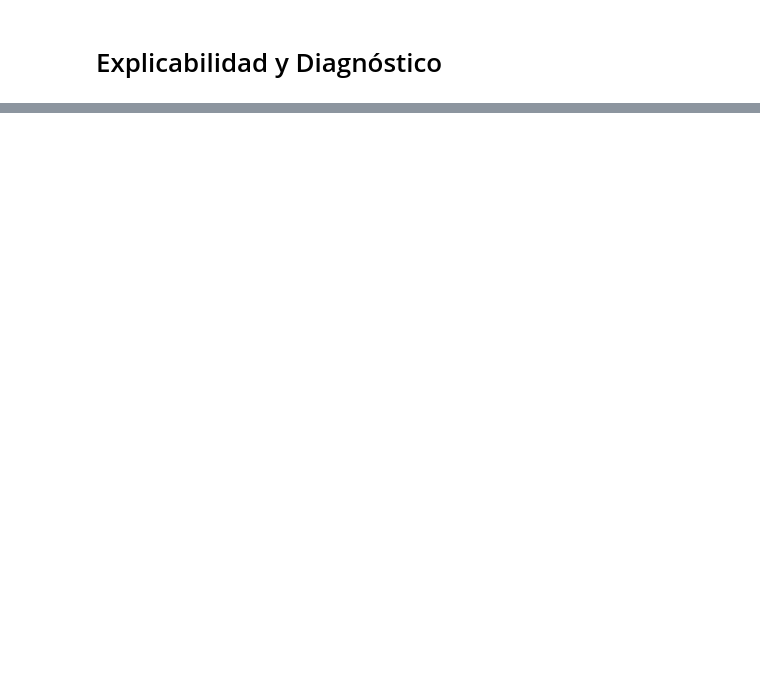
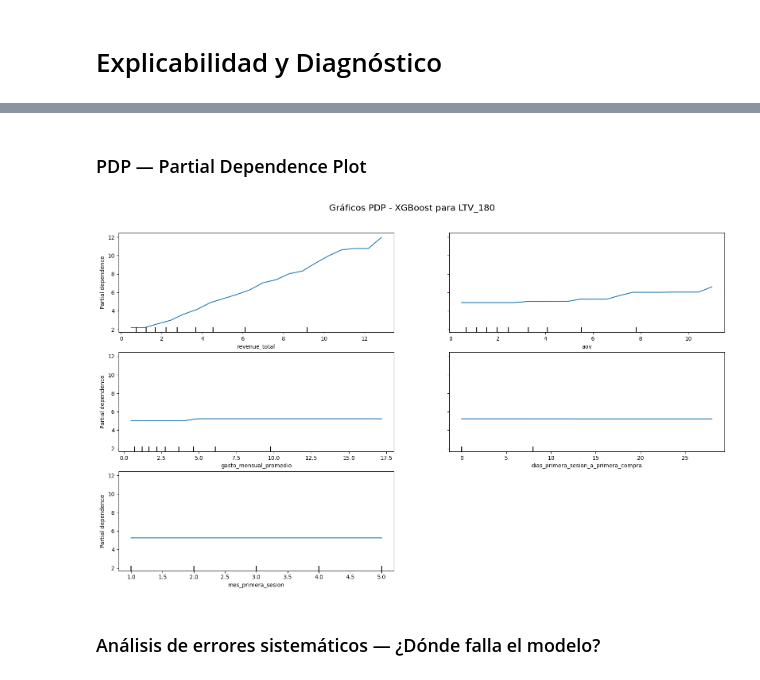
Before and after one commit to maemiliarv/DataMiningProyectoFinal, a Jupyter notebook: notebooks/04_explicabilidad_Diagnostico.ipynb, the cells around one changed output, grey strips where cells are left out. Saved outputs shown, nothing was run; the diff lists cells and outputs as text; code cells hidden in the pictures; blank space fills up the shorter version.

```diff
--- a/notebooks/04_explicabilidad_Diagnostico.ipynb
+++ b/notebooks/04_explicabilidad_Diagnostico.ipynb
@@ -120,0 +103,27 @@ plt.show()
+# %% [markdown]
+### PDP — Partial Dependence Plot
+# %%
+from sklearn.inspection import PartialDependenceDisplay
+
+features_pdp = ['revenue_total', 'aov', 'gasto_mensual_promedio', 'dias_primera_sesion_a_primera_compra', 'mes_primera_sesion']
+
+# Ajustamos el número de columnas (n_cols) y tamaño general del gráfico
+fig, ax = plt.subplots(figsize=(16, 10))  # más espacio y más ancho
+
+display = PartialDependenceDisplay.from_estimator(
+    xgb_model,
+    X_val,
+    features=features_pdp,
+    feature_names=X_val.columns,
+    grid_resolution=20,
+    ax=ax,
+    n_cols=2  # Distribuye en 2 columnas
+)
+
+plt.suptitle('Gráficos PDP - XGBoost para LTV_180', fontsize=16)
+plt.tight_layout(rect=[0, 0, 1, 0.96])  # espacio para el título
+plt.show()
+# %% [output]
+[figure, added]
+# %% [markdown]
+### Análisis de errores sistemáticos — ¿Dónde falla el modelo?
```
Also changed, not shown: parts of 19 cells of this notebook.
